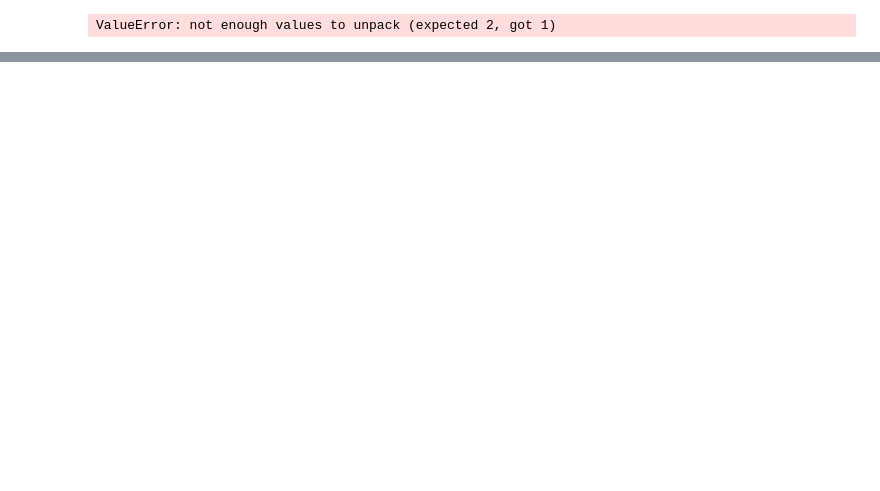
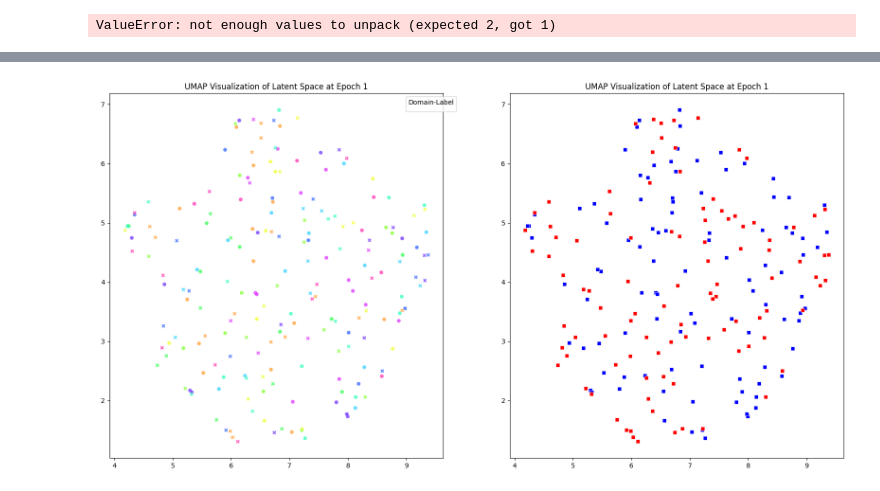
Before and after one commit to inouye-lab/vaub-gp-pl-hydra, a Jupyter notebook: notebooks/playground.ipynb, the cells around one changed output, grey strips where cells are left out. Cells and saved outputs as stored; diff of their text form; code cells hidden in the pictures; blank space fills up the shorter version.

```diff
--- a/notebooks/playground.ipynb
+++ b/notebooks/playground.ipynb
@@ -68,0 +872,81 @@ print(os.getcwd())
+# %%
+import umap
+import matplotlib.pyplot as plt
+import pandas as pd
+import numpy as np
+import seaborn as sns
+
+def display_umap_for_latent(axes, epoch, z1, z2, label_1, label_2):
+
+    # Combine the datasets
+    data = np.vstack((z1, z2))
+    labels = np.concatenate((label_1, label_2))
+    domains = np.concatenate((['domain1'] * len(z1), ['domain2'] * len(z2)))
+
+    # Fit and transform the data using UMAP
+    reducer = umap.UMAP()
+    embedding = reducer.fit_transform(data)
+
+    # Create a DataFrame for easier handling
+    df = pd.DataFrame(embedding, columns=['UMAP1', 'UMAP2'])
+    df['label'] = labels
+    df['domain'] = domains
+
+    # Define markers and colors
+    colors = {'domain1': 'b', 'domain2': 'r'}
+    unique_labels = np.unique(labels)
+    palette = sns.color_palette("hsv", len(unique_labels))
+    color_map = {label: palette[i] for i, label in enumerate(unique_labels)}
+
+    # Plot the data
+    for domain in colors:
+        subset = df[(df['domain'] == domain)]
+        axes[1].scatter(subset['UMAP1'], subset['UMAP2'], c=[colors[domain]], marker="s",
+                        alpha=1,
+                        edgecolors='w', linewidth=0.5, label=f'{domain}')
+
+    # Create a combined legend
+    axes[1].set_title(f'UMAP Visualization of Latent Space at Epoch {epoch}')
+
+    # Define markers and colors
+    markers = {'domain1': 's', 'domain2': 'X'}
+    unique_labels = np.unique(labels)
+    palette = sns.color_palette("hsv", len(unique_labels))
+    color_map = {label: palette[i] for i, label in enumerate(unique_labels)}
+
+    # Plot the data
+    for domain in markers:
+        for label in unique_labels:
+            subset = df[(df['domain'] == domain) & (df['label'] == label)]
+            axes[0].scatter(subset['UMAP1'], subset['UMAP2'], c=[color_map[label]], marker=markers[domain], alpha=0.6,
+                       edgecolors='w', linewidth=0.5, label=f'{domain}-{label}')
+
+    # Create a combined legend
+    handles, _ = axes[0].get_legend_handles_labels()
+    by_label = dict(zip(handles, _))
+    axes[0].legend(by_label.values(), by_label.keys(), title='Domain-Label', loc='best', bbox_to_anchor=(1.05, 1))
+
+    axes[0].set_title(f'UMAP Visualization of Latent Space at Epoch {epoch}')
+
+    return axes
+
+fig, axes = plt.subplots(1, 2, figsize=(20, 10))
+
+data1 = np.random.rand(100, 10)
+labels1 = np.random.randint(0, 10, 100)
+domain1 = np.array(['domain1'] * 100)
+
+data2 = np.random.rand(100, 10)
+labels2 = np.random.randint(0, 10, 100)
+domain2 = np.array(['domain2'] * 100)
+
+plt_umap = display_umap_for_latent(
+    axes=axes,
+    epoch=1,
+    z1=data1,
+    z2=data2,
+    label_1=labels1,
+    label_2=labels2
+)
+plt.show()
+# %% [output]
@@ -68,0 +956 @@ print(os.getcwd())
+[figure, added]
```
Also changed, not shown: parts of 24 cells of this notebook, 17 other files.
